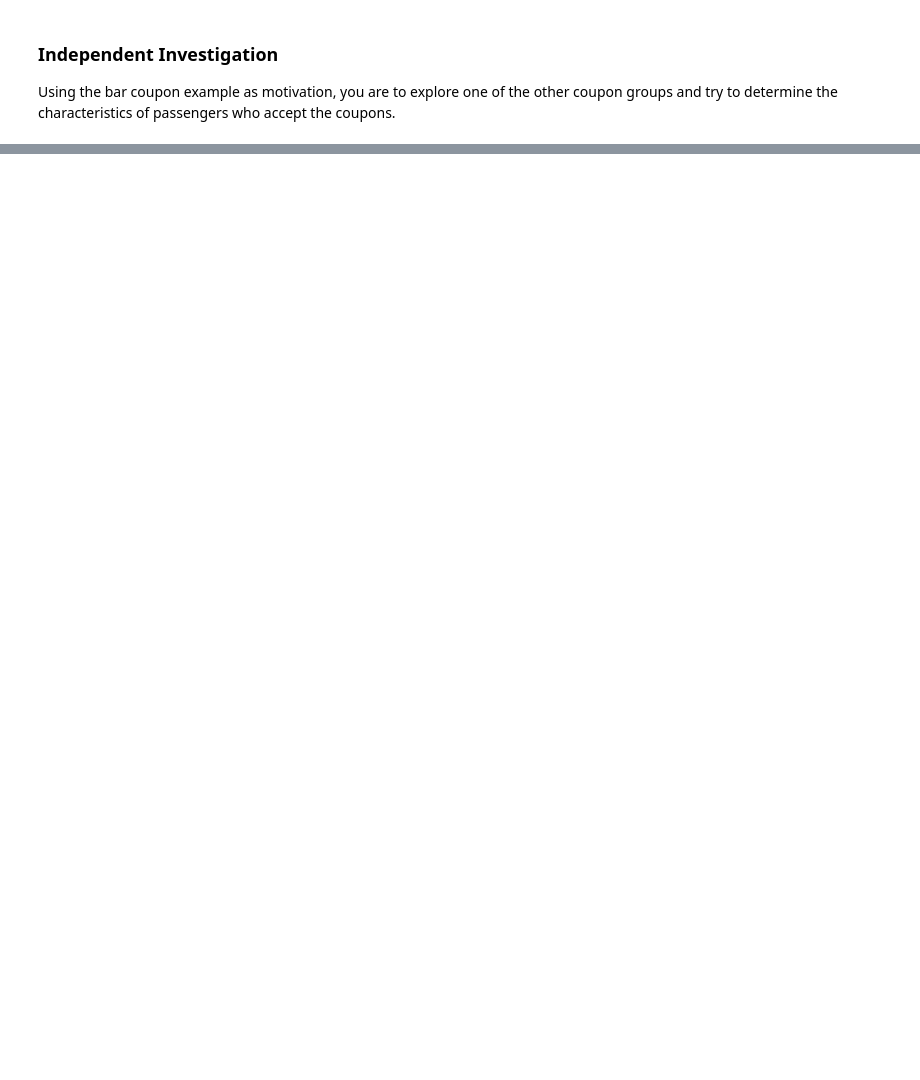
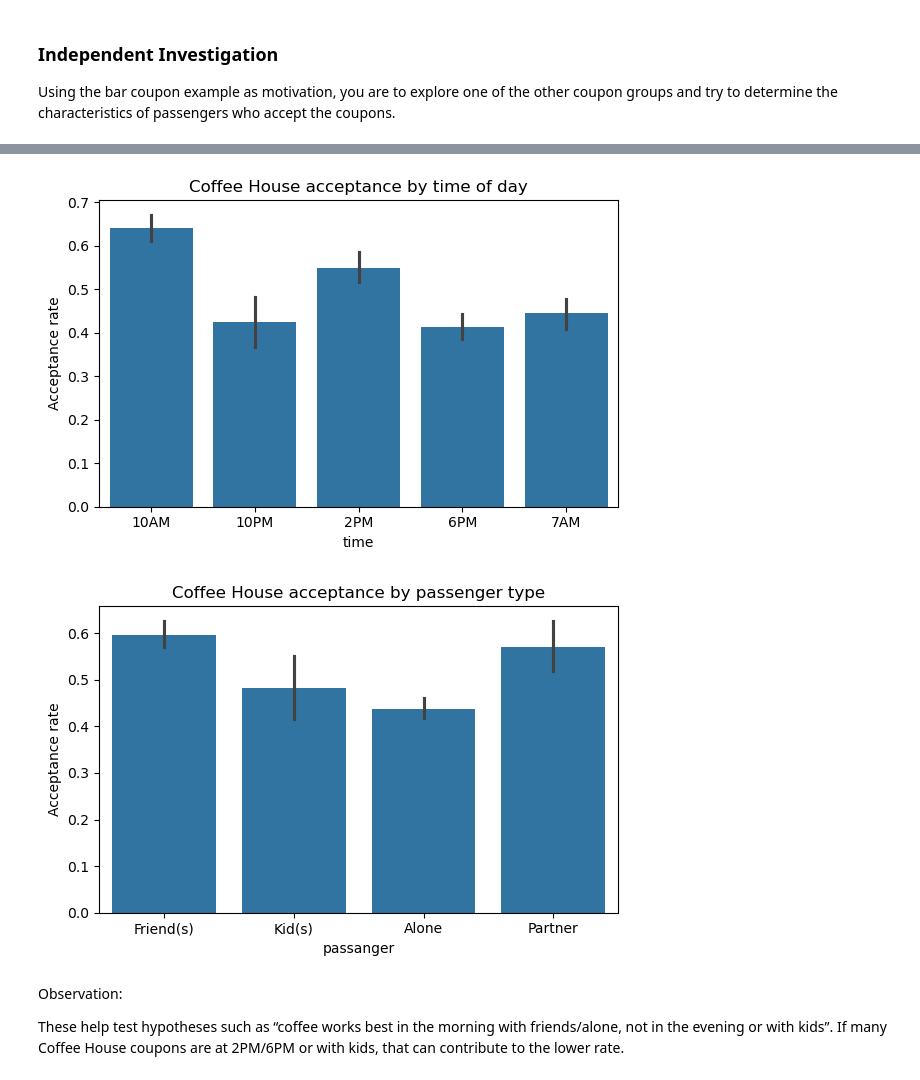
Before and after one commit to pchan2030/coupons-acceptance, a Jupyter notebook: prompt.ipynb, the cells around one changed output, grey strips where cells are left out. Cells and saved outputs as stored; diff of their text form; code cells hidden in the pictures; blank space fills up the shorter version.

```diff
--- a/prompt.ipynb
+++ b/prompt.ipynb
@@ -610,0 +950,36 @@ Using the bar coupon example as motivation, you are to explore one of the other
+# %%
+# Time
+plt.figure(figsize=(6,4))
+sns.barplot(
+    data=coffee_data,
+    x="time",
+    y="Y",
+    estimator="mean",
+    order=sorted(coffee_data["time"].unique(), key=lambda x: x)
+)
+plt.ylabel("Acceptance rate")
+plt.title("Coffee House acceptance by time of day")
+plt.tight_layout()
+plt.savefig("images/independent_investigation/CoffeeHouseAcceptanceByTimeOfDay.png")
+plt.show()
+
+# Passenger
+plt.figure(figsize=(6,4))
+sns.barplot(
+    data=coffee_data,
+    x="passanger",
+    y="Y",
+    estimator="mean"
+)
+plt.ylabel("Acceptance rate")
+plt.title("Coffee House acceptance by passenger type")
+plt.tight_layout()
+plt.savefig("images/independent_investigation/CoffeeHouseAcceptanceByPassengerType.png")
+plt.show()
+# %% [output]
+[figure, added]
+[figure, added]
+# %% [markdown]
+Observation:
+
+These help test hypotheses such as “coffee works best in the morning with friends/alone, not in the evening or with kids”. If many Coffee House coupons are at 2PM/6PM or with kids, that can contribute to the lower rate.
```
Also changed, not shown: parts of 27 cells of this notebook, 5 other files.
